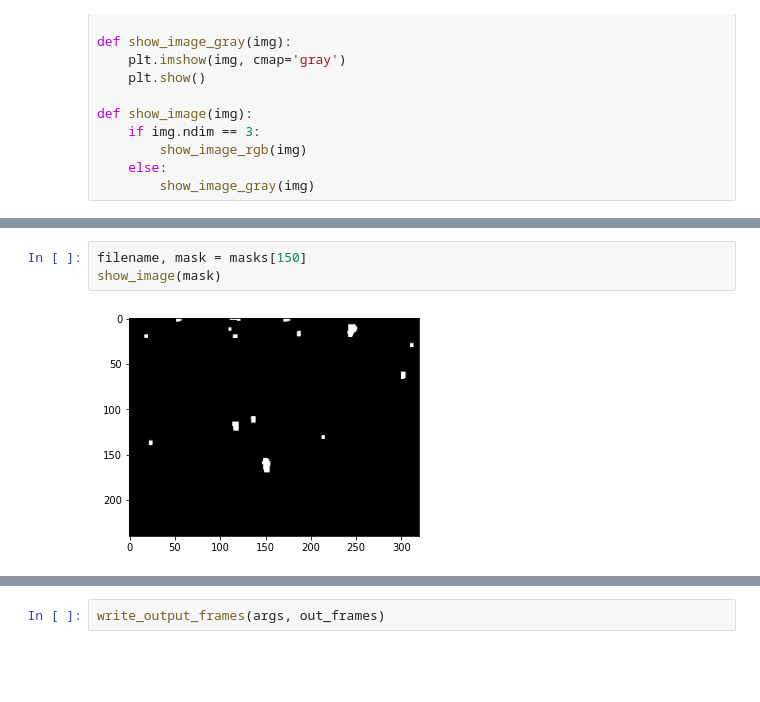
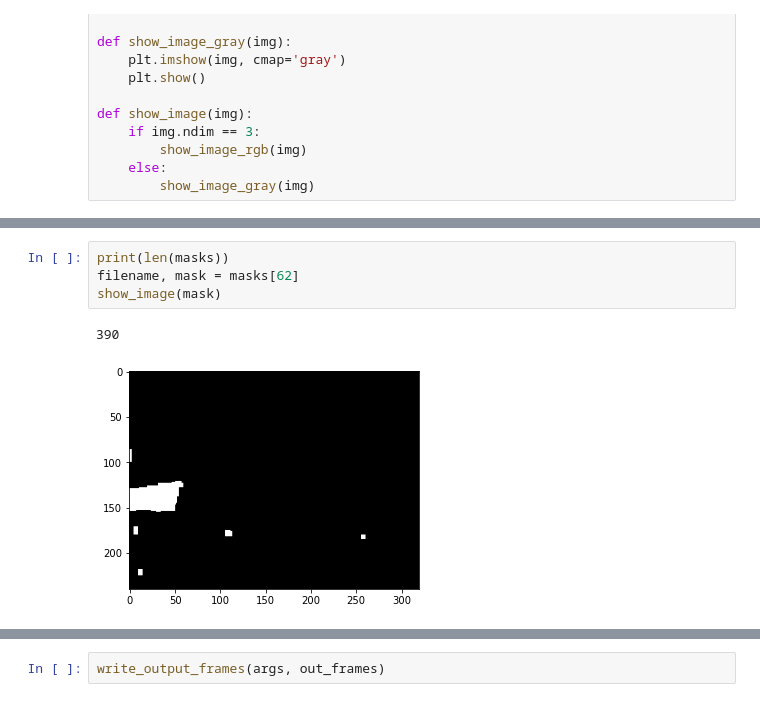
Before and after one commit to chiragmohapatra/BackgroundSubtraction, a Jupyter notebook: main.ipynb, the cells around one changed output, grey strips where cells are left out. Drawn from its saved outputs; the diff is of its cells as text; blank space fills up the shorter version.

```diff
--- a/main.ipynb
+++ b/main.ipynb
@@ -223,5 +223,7 @@ show_image_rgb(new_inp_frames[194][1])
 # %%
-filename, mask = masks[150]
+print(len(masks))
+filename, mask = masks[62]
 show_image(mask)
 # %% [output]
+390
-[figure, old version]
+[figure, new version]
```
Also changed, not shown: parts of 7 cells of this notebook, 4 other files.
